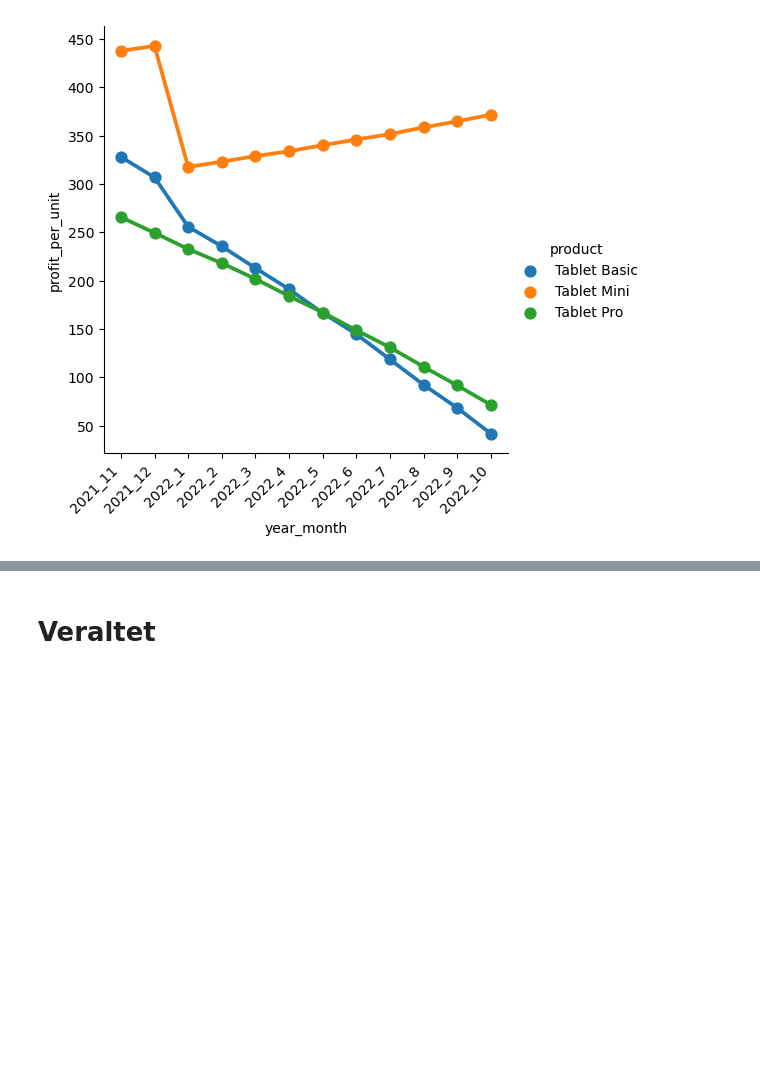
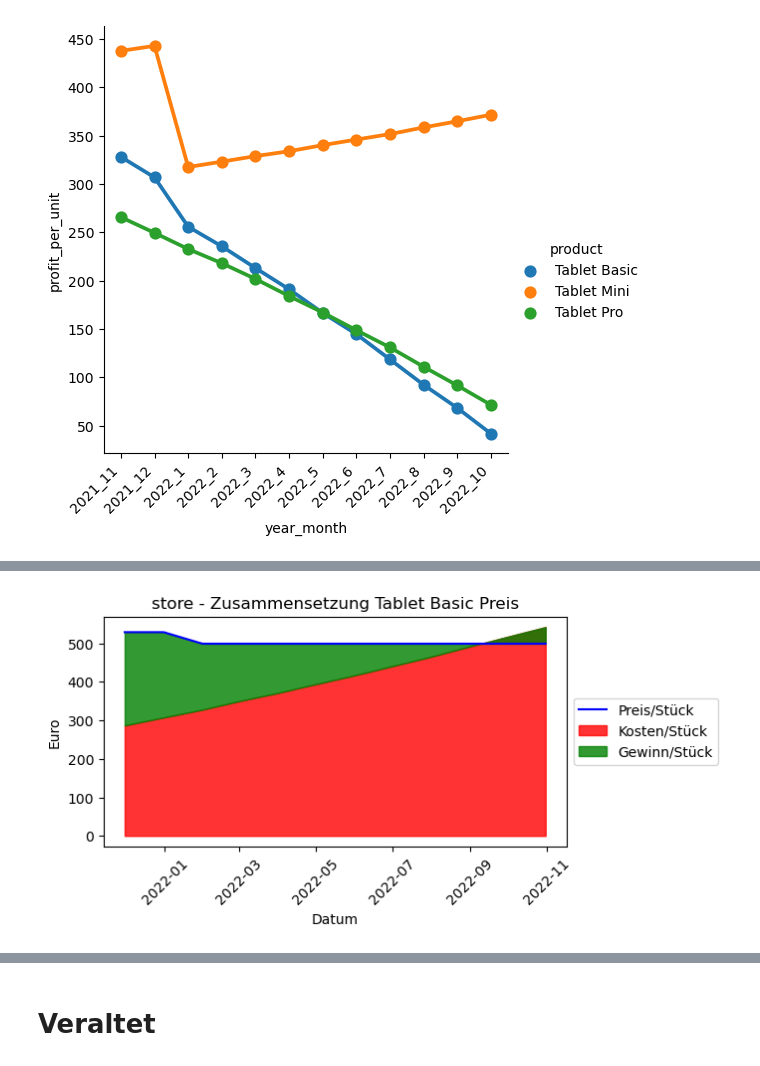
Before and after one commit to timstr97/business-analytics-case-study, a Jupyter notebook: sandbox/moritz/sandbox1.ipynb, the cells around one changed output, grey strips where cells are left out. Cells and saved outputs as stored; diff of their text form; code cells hidden in the pictures; blank space fills up the shorter version.

```diff
--- a/sandbox/moritz/sandbox1.ipynb
+++ b/sandbox/moritz/sandbox1.ipynb
@@ -223,0 +308,4 @@ chart.set_xticklabels(rotation=45, horizontalalignment='right')
+# %%
+plot_zusammensetzung_preis_per_marketplace(df_basic, "store")
+# %% [output]
+[figure, added]
```
Also changed, not shown: parts of 12 cells of this notebook, 1 other file.
